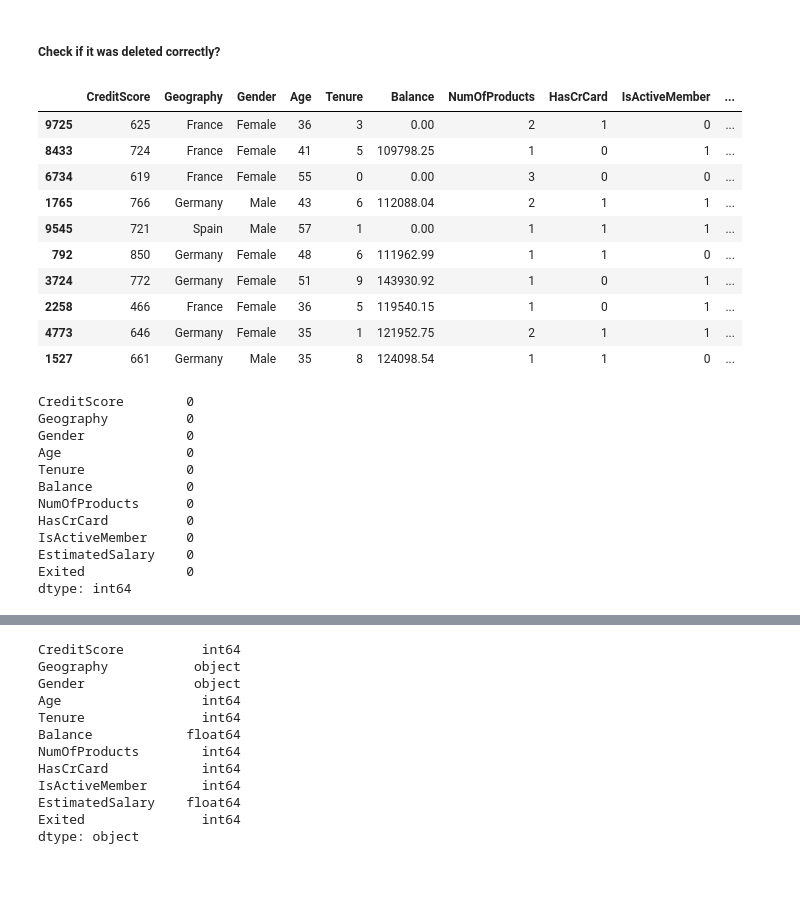
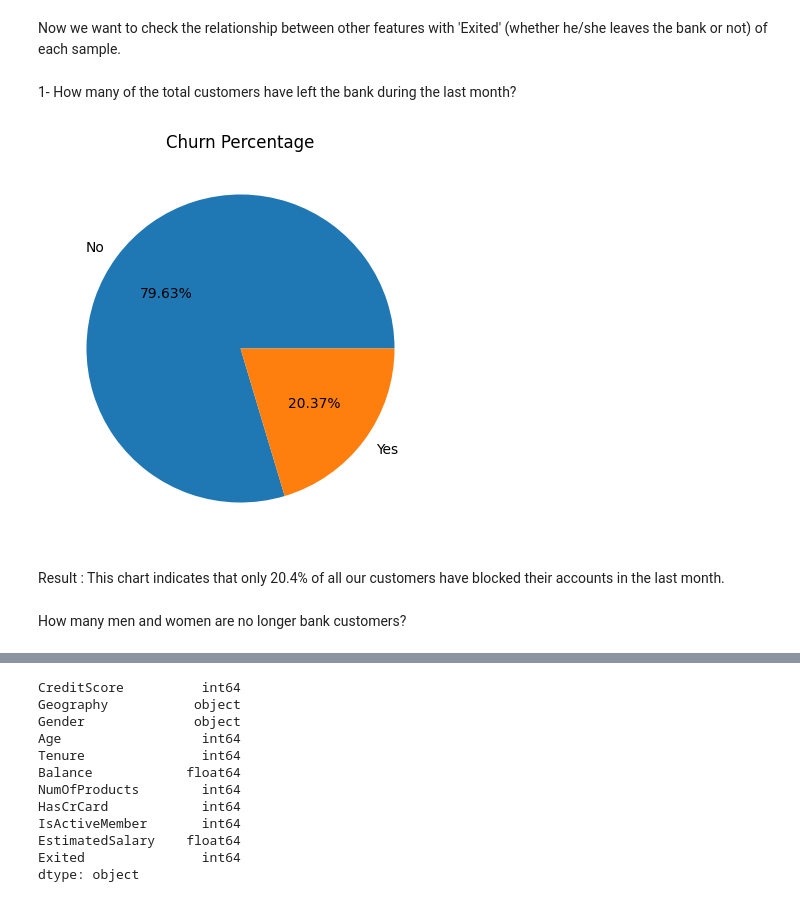
Before and after one commit to AmirrezaMadadi/Customer-Churn-Prediction, a Jupyter notebook: customer_churn_prediction.ipynb, the cells around one changed output, grey strips where cells are left out. Drawn from its saved outputs; the diff is of its cells as text; code cells hidden in the pictures; blank space fills up the shorter version.

```diff
--- a/customer_churn_prediction.ipynb
+++ b/customer_churn_prediction.ipynb
@@ -44,34 +91,17 @@ As we know, "RowNumber", "CustomerId" and "Surname" of each person do not affect
 data.drop(['RowNumber', 'CustomerId', 'Surname'], axis=1, inplace=True)
-# %% [markdown]
-##### Check if it was deleted correctly?
-# %%
-# cell 5
-data.sample(10)
-# %% [output]
-|  | CreditScore | Geography | Gender | Age | Tenure | Balance | NumOfProducts | HasCrCard | IsActiveMember | ... |
-| 9725 | 625 | France | Female | 36 | 3 | 0.00 | 2 | 1 | 0 | ... |
-| 8433 | 724 | France | Female | 41 | 5 | 109798.25 | 1 | 0 | 1 | ... |
-| 6734 | 619 | France | Female | 55 | 0 | 0.00 | 3 | 0 | 0 | ... |
-| 1765 | 766 | Germany | Male | 43 | 6 | 112088.04 | 2 | 1 | 1 | ... |
-| 9545 | 721 | Spain | Male | 57 | 1 | 0.00 | 1 | 1 | 1 | ... |
-| 792 | 850 | Germany | Female | 48 | 6 | 111962.99 | 1 | 1 | 0 | ... |
-| 3724 | 772 | Germany | Female | 51 | 9 | 143930.92 | 1 | 0 | 1 | ... |
-| 2258 | 466 | France | Female | 36 | 5 | 119540.15 | 1 | 0 | 1 | ... |
-| 4773 | 646 | Germany | Female | 35 | 1 | 121952.75 | 2 | 1 | 1 | ... |
-| 1527 | 661 | Germany | Male | 35 | 8 | 124098.54 | 1 | 1 | 0 | ... |
-# %%
-# cell 6
-data.isnull().sum()
-# %% [output]
-CreditScore        0
-Geography          0
-Gender             0
-Age                0
-Tenure             0
-Balance            0
-NumOfProducts      0
-HasCrCard          0
-IsActiveMember     0
-EstimatedSalary    0
-Exited             0
-dtype: int64
+# %% [markdown]
+Now we want to check the relationship between other features with 'Exited' (whether he/she leaves the bank or not) of each sample.
+# %% [markdown]
+1- How many of the total customers have left the bank during the last month?
+# %%
+# cell 8
+plt.figure(figsize=(15,5))
+plt.pie(data['Exited'].value_counts(), labels=['No', 'Yes'], autopct='%1.2f%%')
+plt.title('Churn Percentage')
+plt.show()
+# %% [output]
+[figure, added]
+# %% [markdown]
+Result : This chart indicates that only 20.4% of all our customers have blocked their accounts in the last month.
+# %% [markdown]
+How many men and women are no longer bank customers?
```
Also changed, not shown: parts of 76 cells of this notebook.
